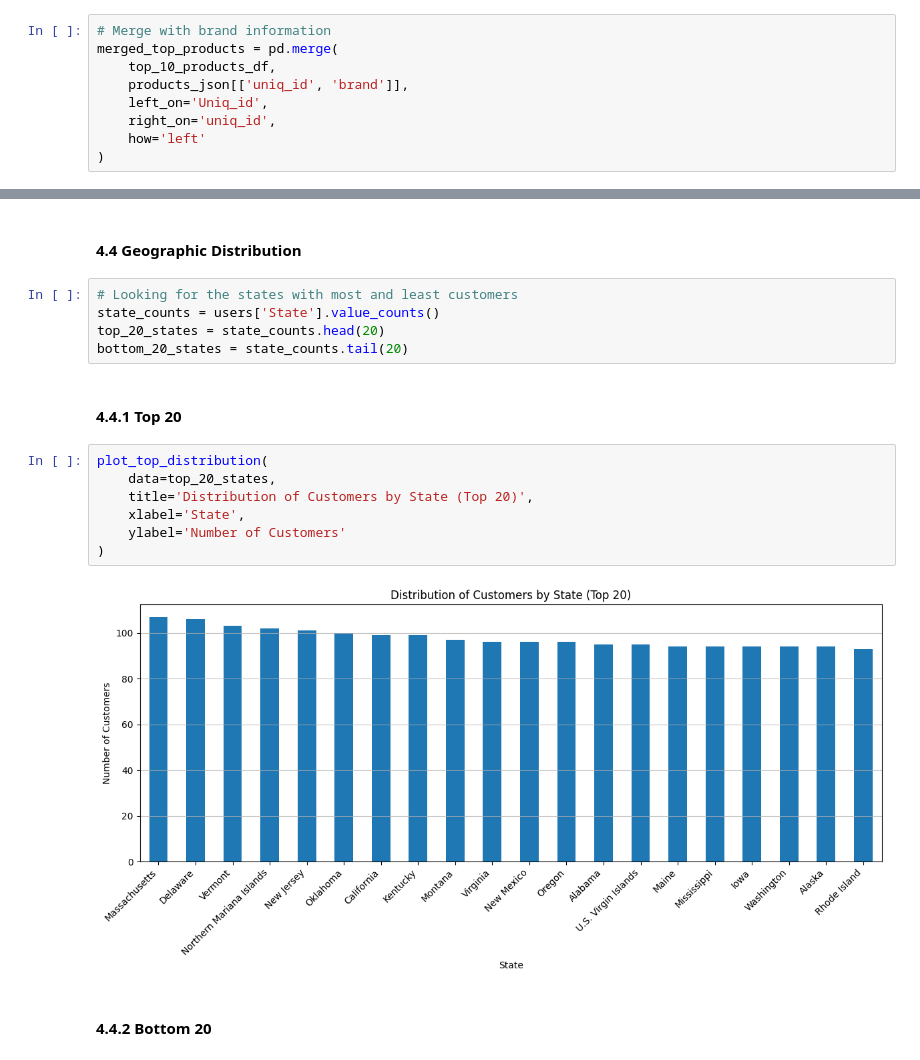
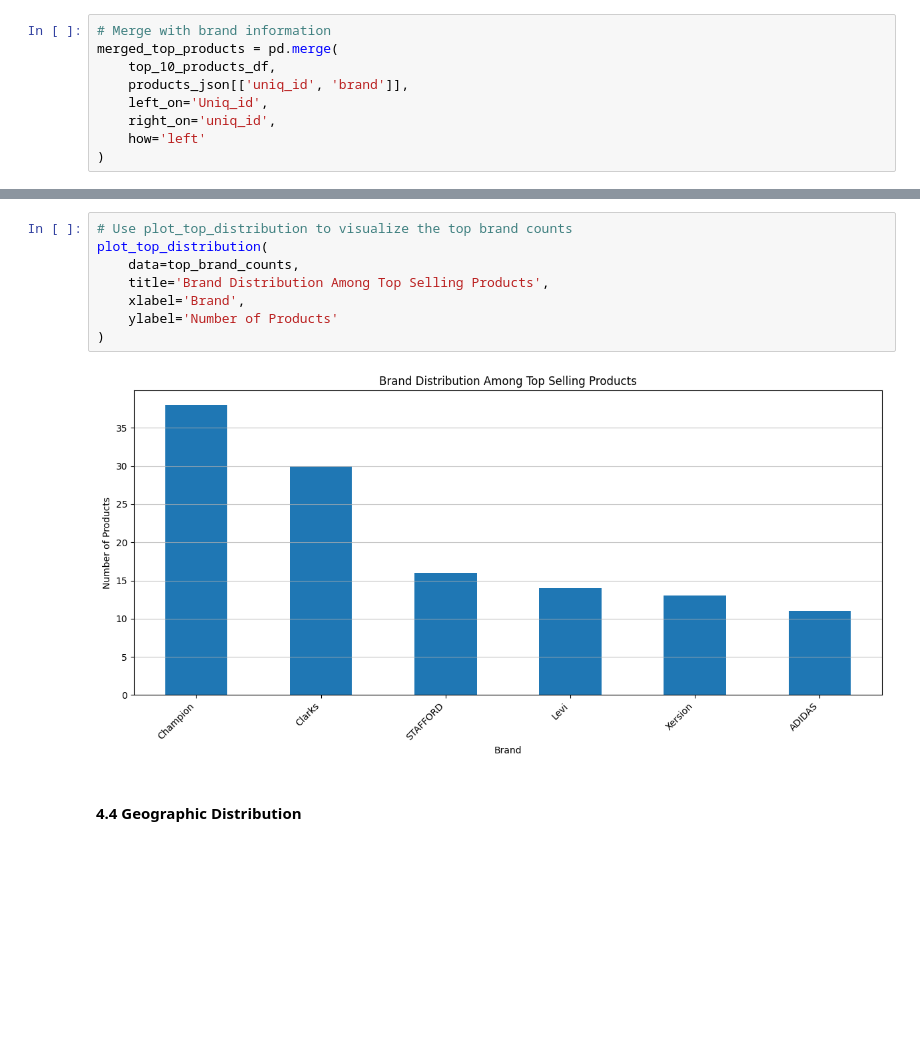
Before and after one commit to RedeemerNtumy/JCPennyConsultancyProject, a Jupyter notebook: 3549063_BD2.ipynb, the cells around one changed output, grey strips where cells are left out. Cells and saved outputs as stored; diff of their text form; blank space fills up the shorter version.

```diff
--- a/3549063_BD2.ipynb
+++ b/3549063_BD2.ipynb
@@ -438,20 +466,12 @@ for brand, count in top_brand_counts.head(5).items():
+# %%
+# Use plot_top_distribution to visualize the top brand counts
+plot_top_distribution(
+    data=top_brand_counts,
+    title='Brand Distribution Among Top Selling Products',
+    xlabel='Brand',
+    ylabel='Number of Products'
+)
+# %% [output]
+[figure, added]
 # %% [markdown]
 #### 4.4 Geographic Distribution
-# %%
-# Looking for the states with most and least customers
-state_counts = users['State'].value_counts()
-top_20_states = state_counts.head(20)
-bottom_20_states = state_counts.tail(20)
-# %% [markdown]
-#### 4.4.1 Top 20
-# %%
-plot_top_distribution(
-    data=top_20_states,
-    title='Distribution of Customers by State (Top 20)',
-    xlabel='State',
-    ylabel='Number of Customers'
-)
-# %% [output]
-[figure, removed]
-# %% [markdown]
-#### 4.4.2 Bottom 20
```
Also changed, not shown: parts of 94 cells of this notebook.
